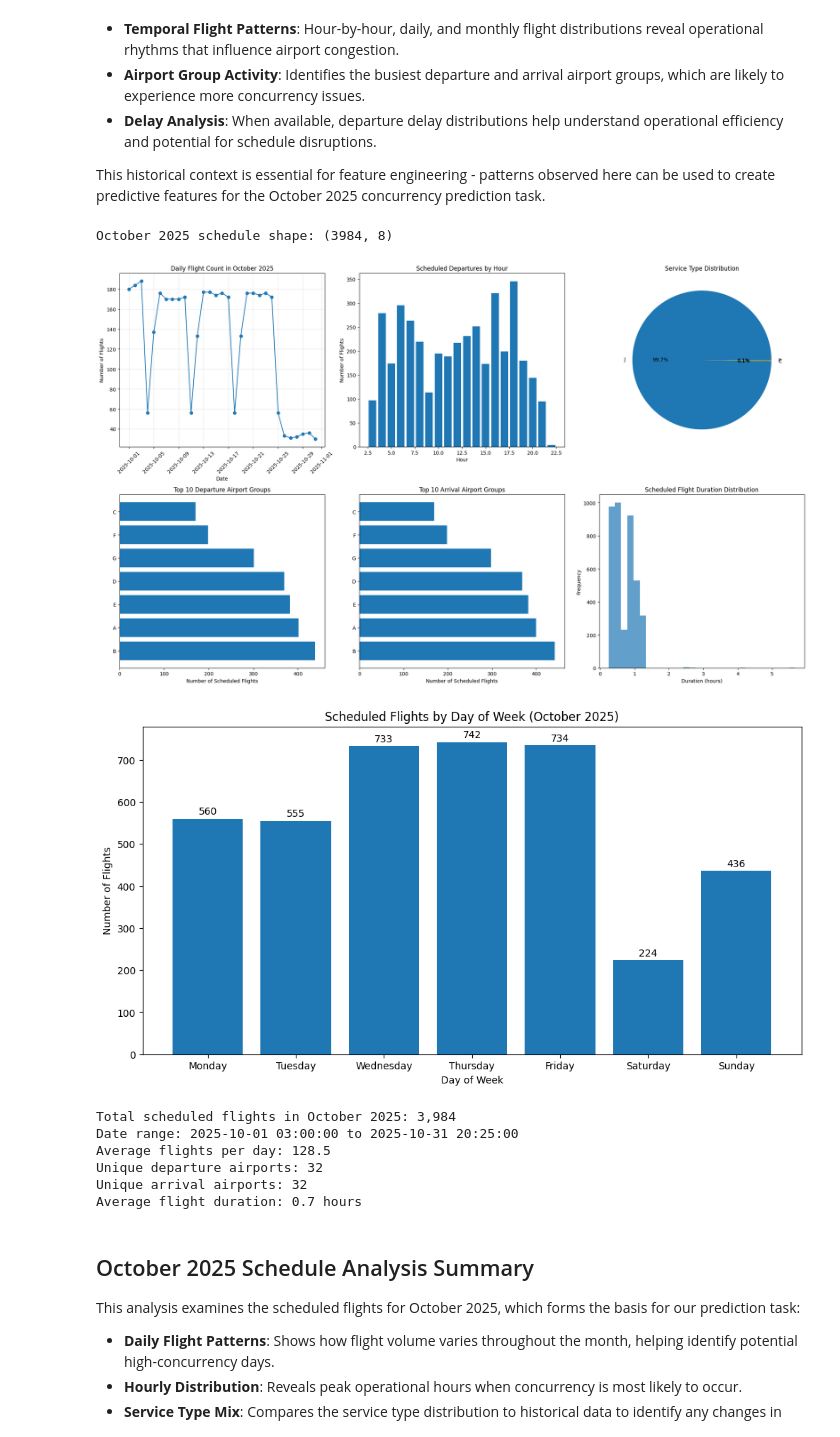
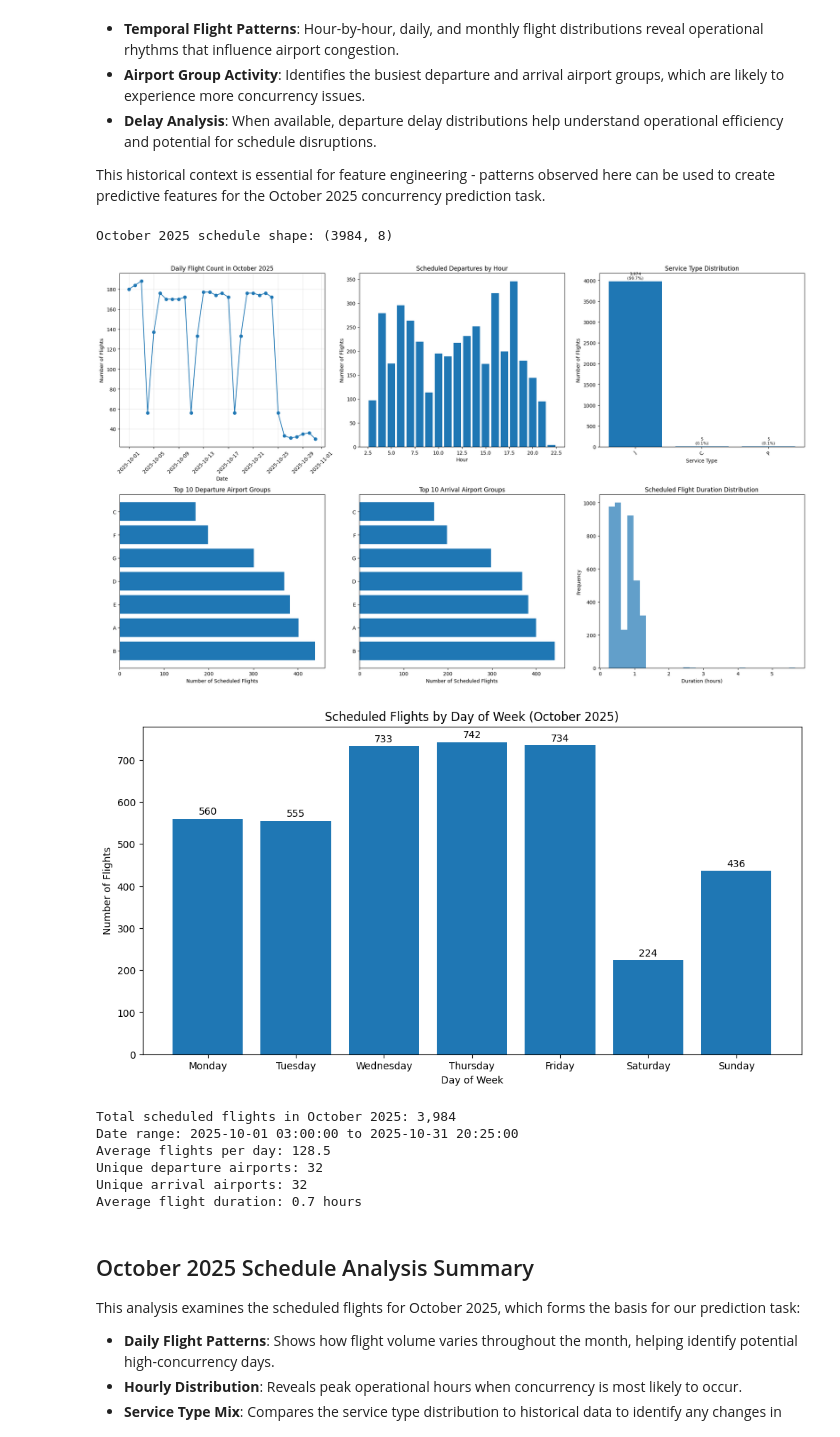
Before and after one commit to tobiasfremming/AvinorHackathon, a Jupyter notebook: src/exploratory_analysis.ipynb, the cells around one changed output. Drawn from its saved outputs; the diff is of its cells as text; code cells hidden in the pictures.

```diff
--- a/src/exploratory_analysis.ipynb
+++ b/src/exploratory_analysis.ipynb
@@ -240,8 +241,17 @@ fig, axes = plt.subplots(2, 3, figsize=(20, 12))
 
 # 1. Service type distribution
 service_counts = df_hist['service_type'].value_counts()
-axes[0,0].pie(service_counts.values, labels=service_counts.index, autopct='%1.1f%%')
+# Use bar chart instead of pie chart for better readability
+bars = axes[0,0].bar(range(len(service_counts)), service_counts.values)
 axes[0,0].set_title("Distribution of Service Types")
+axes[0,0].set_xlabel("Service Type")
+axes[0,0].set_ylabel("Number of Flights")
+axes[0,0].set_xticks(range(len(service_counts)))
+axes[0,0].set_xticklabels(service_counts.index, rotation=45)
+# Add values on bars for exact counts
+for i, (bar, value) in enumerate(zip(bars, service_counts.values)):
+    axes[0,0].text(bar.get_x() + bar.get_width()/2, bar.get_height() + max(service_counts.values)*0.01,
+                   f'{value:,}', ha='center', va='bottom', fontsize=9)
 
 # 2. Cancellation rate by service type
 if 'cancelled' in df_hist.columns:
@@ -384,8 +394,19 @@ axes[0,1].set_ylabel("Number of Flights")
 
 # 3. Service type distribution
 service_dist = df_sched['service_type'].value_counts()
-axes[0,2].pie(service_dist.values, labels=service_dist.index, autopct='%1.1f%%')
+# Use bar chart instead of pie chart for better readability with imbalanced data
+bars = axes[0,2].bar(range(len(service_dist)), service_dist.values)
 axes[0,2].set_title("Service Type Distribution")
+axes[0,2].set_xlabel("Service Type")
+axes[0,2].set_ylabel("Number of Flights")
+axes[0,2].set_xticks(range(len(service_dist)))
+axes[0,2].set_xticklabels(service_dist.index, rotation=45)
+# Add percentage labels on bars
+total_flights = service_dist.sum()
+for i, (bar, value) in enumerate(zip(bars, service_dist.values)):
+    pct = (value / total_flights) * 100
+    axes[0,2].text(bar.get_x() + bar.get_width()/2, bar.get_height() + max(service_dist.values)*0.01,
+                   f'{value:,}\n({pct:.1f}%)', ha='center', va='bottom', fontsize=8)
 
 # 4. Top departure airport groups
 dep_groups = df_sched['dep_airport_group'].value_counts().head(10)
@@ -413,34 +434,34 @@ axes[1,2].set_xlabel("Duration (hours)")
 axes[1,2].set_ylabel("Frequency")
 
 plt.tight_layout()
 plt.show()
 
 # Weekday pattern analysis
 df_sched['weekday'] = df_sched['std'].dt.day_name()
 weekday_order = ['Monday', 'Tuesday', 'Wednesday', 'Thursday', 'Friday', 'Saturday', 'Sunday']
 weekday_flights = df_sched['weekday'].value_counts().reindex(weekday_order)
 
 plt.figure(figsize=(12, 6))
 bars = plt.bar(range(len(weekday_flights)), weekday_flights.values)
 plt.title("Scheduled Flights by Day of Week (October 2025)")
 plt.xlabel("Day of Week")
 plt.ylabel("Number of Flights")
 plt.xticks(range(len(weekday_flights)), weekday_flights.index)
 # Add values on bars
 for bar, value in zip(bars, weekday_flights.values):
     plt.text(bar.get_x() + bar.get_width()/2, bar.get_height() + 5,
              str(value), ha='center', va='bottom')
 plt.show()
 
 print(f"Total scheduled flights in October 2025: {len(df_sched):,}")
 print(f"Date range: {df_sched['std'].min()} to {df_sched['std'].max()}")
 print(f"Average flights per day: {len(df_sched) / df_sched['dep_date'].nunique():.1f}")
 print(f"Unique departure airports: {df_sched['dep_airport'].nunique()}")
 print(f"Unique arrival airports: {df_sched['arr_airport'].nunique()}")
 print(f"Average flight duration: {duration_data.mean():.1f} hours")
 # %% [output]
 October 2025 schedule shape: (3984, 8)
-[figure, old version]
+[figure, new version]
 [figure]
 Total scheduled flights in October 2025: 3,984
 Date range: 2025-10-01 03:00:00 to 2025-10-31 20:25:00
```
Also changed, not shown: parts of 5 cells of this notebook.
